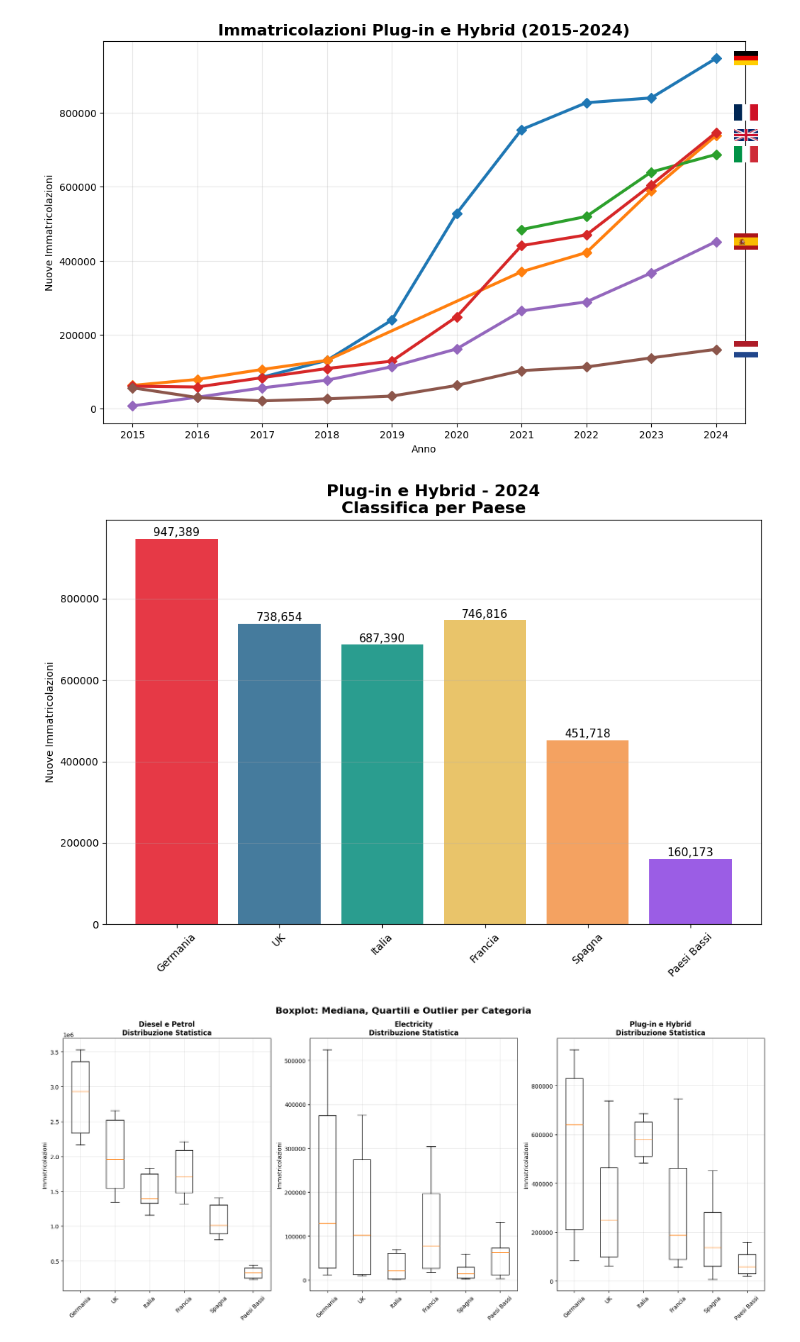
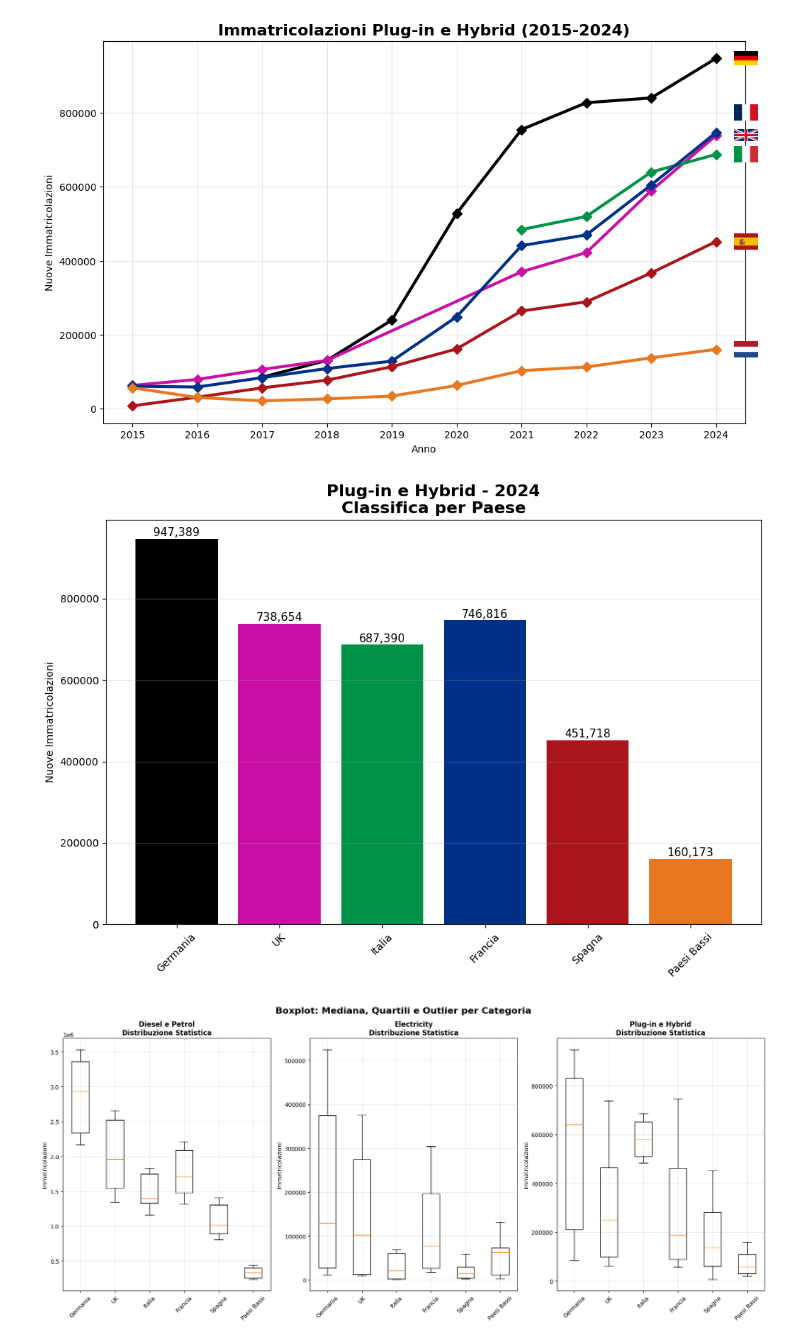
Before and after one commit to MarcoB27/data_visualization, a Jupyter notebook: script/combustion_engine_europe.ipynb, the cells around one changed output. Drawn from its saved outputs; the diff is of its cells as text; code cells hidden in the pictures.

```diff
--- a/script/combustion_engine_europe.ipynb
+++ b/script/combustion_engine_europe.ipynb
@@ -312,7 +287,7 @@ for country in COUNTRIES.values():
     data_country = hybrid_data[hybrid_data['Country'] == country].sort_values('TIME_PERIOD')
     if not data_country.empty:
         ax1.plot(data_country['TIME_PERIOD'], data_country['OBS_VALUE'],
-                 linewidth=3, marker='D', markersize=7, label=country)
+                 linewidth=3, marker='D', markersize=7, label=country, color=COUNTRY_COLORS[country])
 
         ultimo_anno = data_country['TIME_PERIOD'].iloc[-1]
         ultimo_valore = data_country['OBS_VALUE'].iloc[-1]
@@ -346,34 +321,34 @@ ax1.set_xticks(sorted(hybrid_data['TIME_PERIOD'].unique()))
 plt.subplots_adjust(right=0.88)
 plt.show()
 # %% [output]
-[figure, old version]
+[figure, new version]
 # %%
 # GRAFICO 2: Barre ultimo anno
 last_year = hybrid_data['TIME_PERIOD'].max()
 last_hybrid = hybrid_data[hybrid_data['TIME_PERIOD'] == last_year]
 
 countries_order = [c for c in COUNTRIES.values() if not last_hybrid[last_hybrid['Country'] == c].empty]
 values = [last_hybrid[last_hybrid['Country'] == c]['OBS_VALUE'].iloc[0]
           for c in countries_order]
 
 fig2, ax2 = plt.subplots(figsize=(10, 7))
 
-bars = ax2.bar(countries_order, values, color=[colors[c] for c in countries_order])
+bars = ax2.bar(countries_order, values, color=[COUNTRY_COLORS[c] for c in countries_order])
 ax2.set_title(f'Plug-in e Hybrid - {last_year}\nClassifica per Paese', fontsize=16, fontweight='bold')
 ax2.set_ylabel('Nuove Immatricolazioni')
 
 for bar, val in zip(bars, values):
     height = bar.get_height()
     ax2.text(bar.get_x() + bar.get_width()/2., height + 1000,
              f'{int(val):,}', ha='center', va='bottom', fontsize=11)
 
 ax2.tick_params(axis='x', rotation=45)
 ax2.grid(True, alpha=0.3, axis='y')
 
 plt.tight_layout()
 plt.show()
 # %% [output]
-[figure, old version]
+[figure, new version]
 # %%
 # VARIANTE 10: BOXPLOT - Statistiche per Categoria e Paese
 fig, axes = plt.subplots(1, 3, figsize=(18, 8))
```
Also changed, not shown: parts of 10 cells of this notebook, 1 other file.
